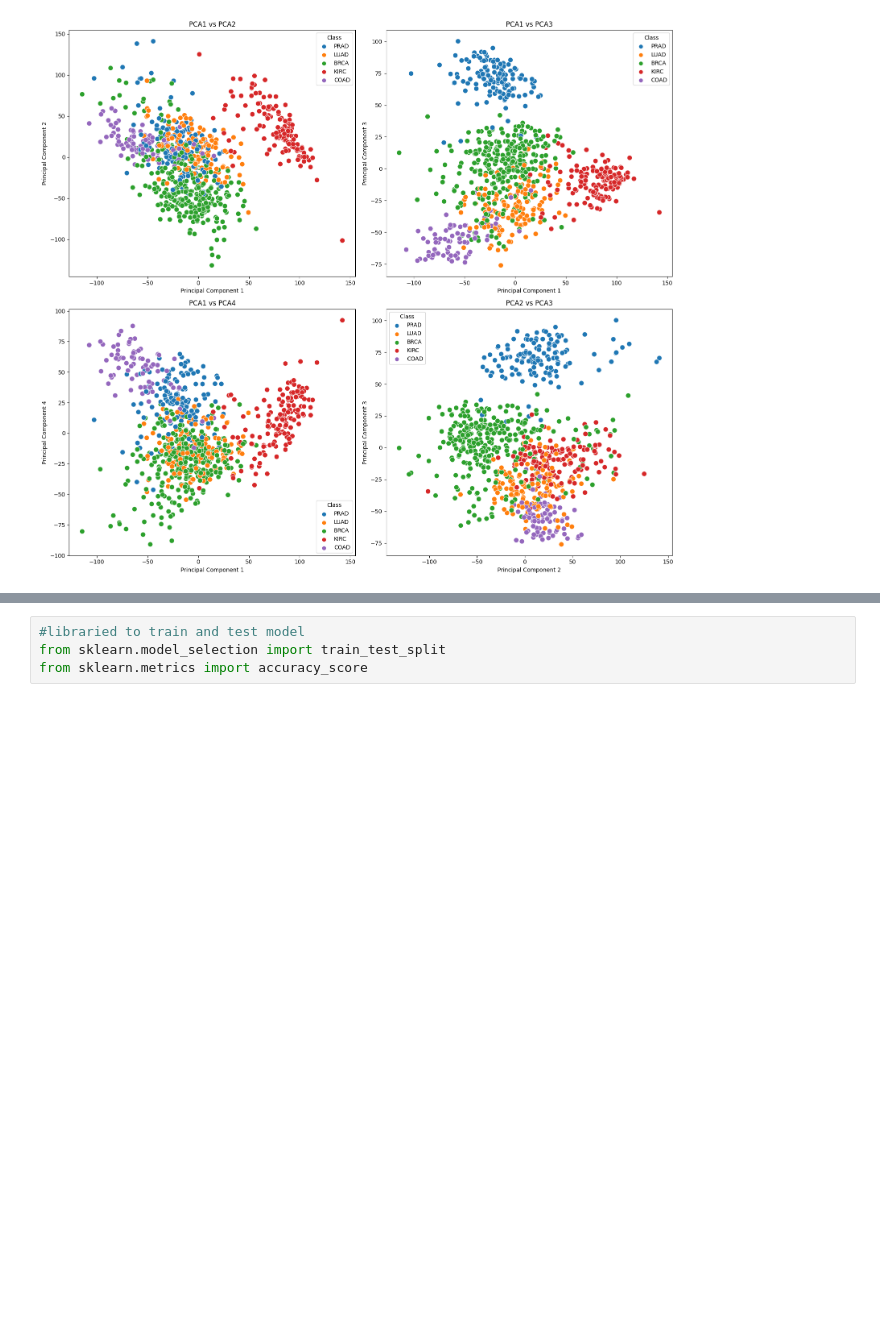
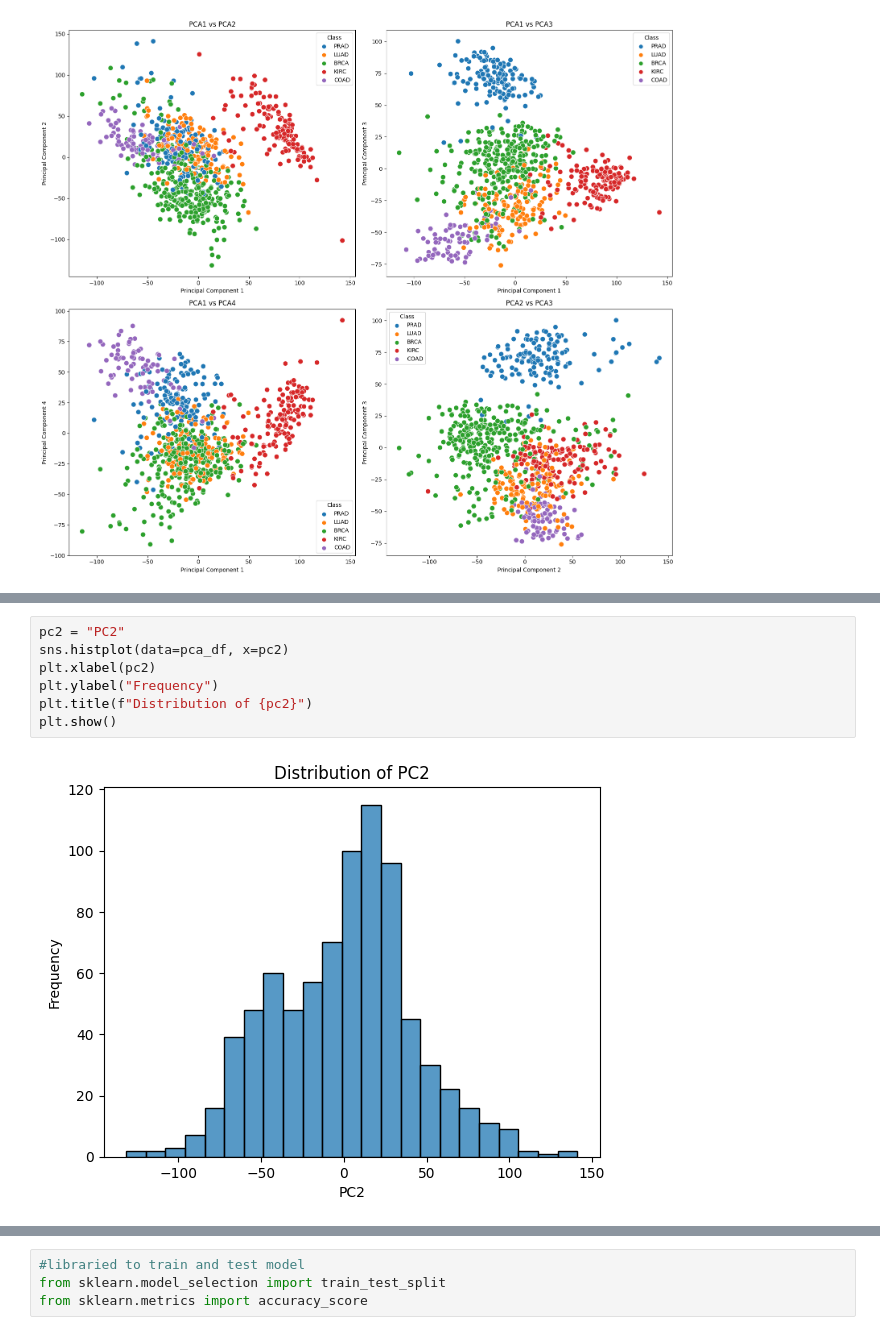
Before and after one commit to Valerie-Dsouza/cancer_classification, a Jupyter notebook: cancer_classification.ipynb, the cells around one changed output, grey strips where cells are left out. Cells and saved outputs as stored; diff of their text form; blank space fills up the shorter version.

```diff
--- a/cancer_classification.ipynb
+++ b/cancer_classification.ipynb
@@ -152,0 +177,9 @@ plt.show()
+# %%
+pc2 = "PC2"
+sns.histplot(data=pca_df, x=pc2)
+plt.xlabel(pc2)
+plt.ylabel("Frequency")
+plt.title(f"Distribution of {pc2}")
+plt.show()
+# %% [output]
+[figure, added]
```
Also changed, not shown: parts of 3 cells of this notebook.
